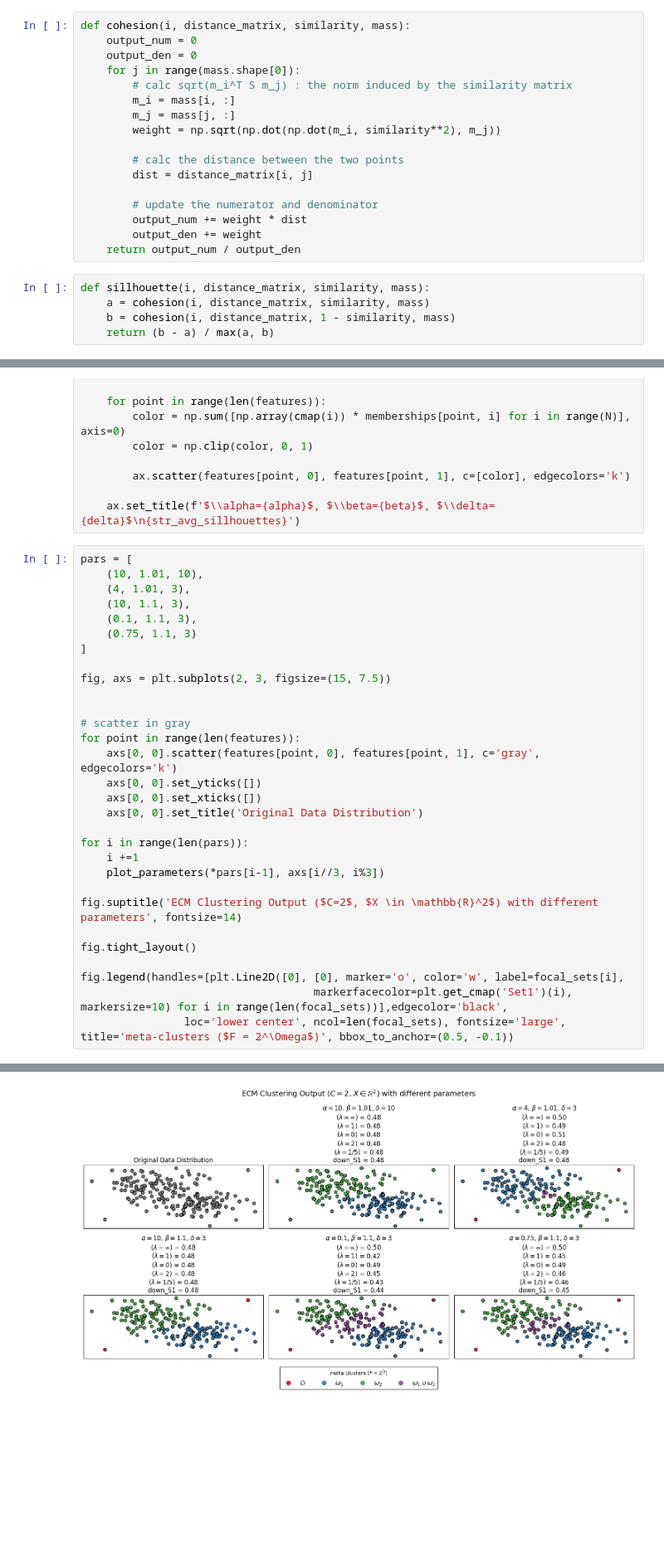
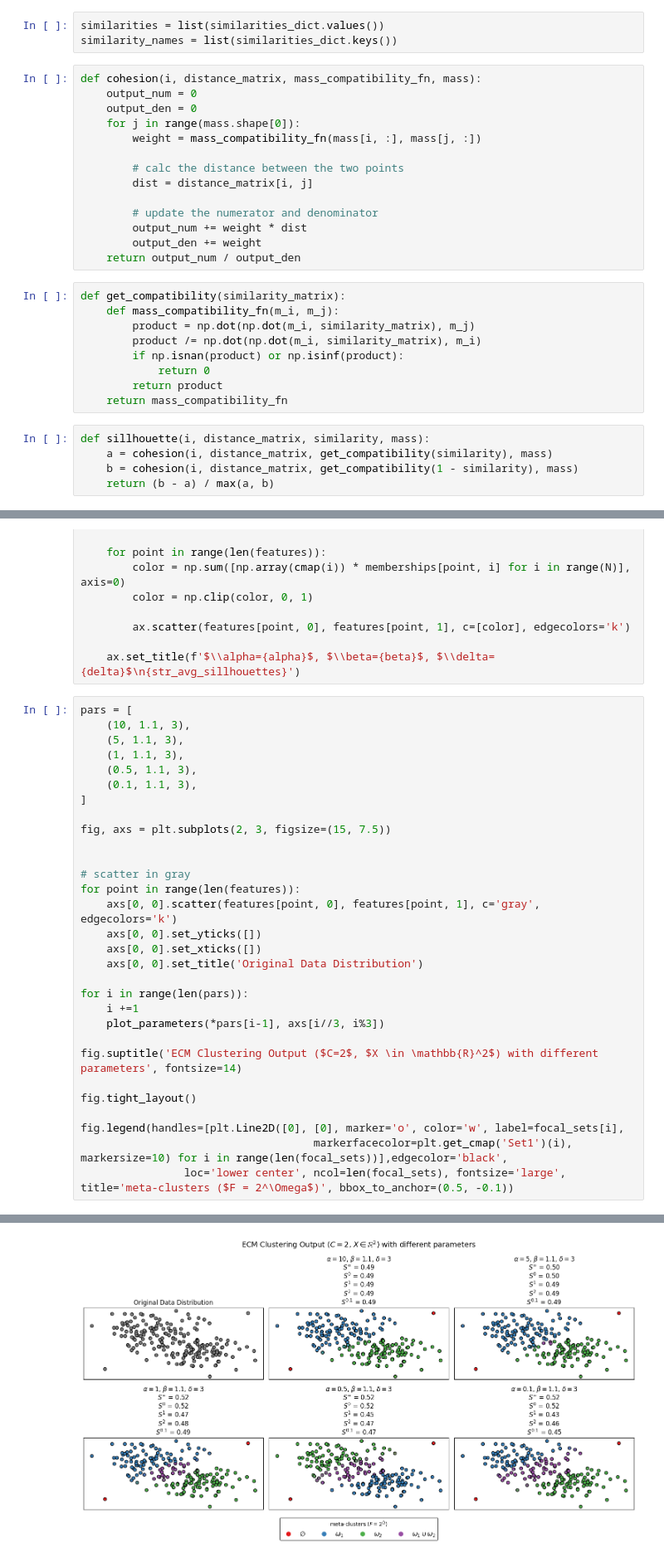
Before and after one commit to victorsouza89/clustering-examples, a Jupyter notebook: evidential_sillhouette.ipynb, the cells around one changed output, grey strips where cells are left out. Shown at 83% size. Drawn from its saved outputs; the diff is of its cells as text; blank space fills up the shorter version.

```diff
--- a/evidential_sillhouette.ipynb
+++ b/evidential_sillhouette.ipynb
@@ -110,12 +78,12 @@ similarity_names = ['$(\lambda=\infty)$', '$(\lambda=1)$', '$(\lambda=0)$', '$(\
+# %%
+similarities = list(similarities_dict.values())
+similarity_names = list(similarities_dict.keys())
 # %%
-def cohesion(i, distance_matrix, similarity, mass):
+def cohesion(i, distance_matrix, mass_compatibility_fn, mass):
     output_num = 0
     output_den = 0
     for j in range(mass.shape[0]):
-        # calc sqrt(m_i^T S m_j) : the norm induced by the similarity matrix
-        m_i = mass[i, :]
-        m_j = mass[j, :]
-        weight = np.sqrt(np.dot(np.dot(m_i, similarity**2), m_j))
+        weight = mass_compatibility_fn(mass[i, :], mass[j, :])
 
         # calc the distance between the two points
         dist = distance_matrix[i, j]
@@ -124,10 +92,19 @@ def cohesion(i, distance_matrix, similarity, mass):
         output_num += weight * dist
         output_den += weight
     return output_num / output_den
+# %%
+def get_compatibility(similarity_matrix):
+    def mass_compatibility_fn(m_i, m_j):
+        product = np.dot(np.dot(m_i, similarity_matrix), m_j)
+        product /= np.dot(np.dot(m_i, similarity_matrix), m_i)
+        if np.isnan(product) or np.isinf(product):
+            return 0
+        return product
+    return mass_compatibility_fn
 # %%
 def sillhouette(i, distance_matrix, similarity, mass):
-    a = cohesion(i, distance_matrix, similarity, mass)
-    b = cohesion(i, distance_matrix, 1 - similarity, mass)
+    a = cohesion(i, distance_matrix, get_compatibility(similarity), mass)
+    b = cohesion(i, distance_matrix, get_compatibility(1 - similarity), mass)
     return (b - a) / max(a, b)
 # %%
 def plot_parameters(alpha, beta, delta, ax):
@@ -154,37 +131,37 @@ def plot_parameters(alpha, beta, delta, ax):
     ax.set_title(f'$\\alpha={alpha}$, $\\beta={beta}$, $\\delta={delta}$\n{str_avg_sillhouettes}')
 # %%
 pars = [
-    (10, 1.01, 10),
-    (4, 1.01, 3),
     (10, 1.1, 3),
+    (5, 1.1, 3),
+    (1, 1.1, 3),
+    (0.5, 1.1, 3),
     (0.1, 1.1, 3),
-    (0.75, 1.1, 3)
 ]
 
 fig, axs = plt.subplots(2, 3, figsize=(15, 7.5))
 
 
 # scatter in gray
 for point in range(len(features)):
     axs[0, 0].scatter(features[point, 0], features[point, 1], c='gray', edgecolors='k')
     axs[0, 0].set_yticks([])
     axs[0, 0].set_xticks([])
     axs[0, 0].set_title('Original Data Distribution')
 
 for i in range(len(pars)):
     i +=1
     plot_parameters(*pars[i-1], axs[i//3, i%3])
 
 fig.suptitle('ECM Clustering Output ($C=2$, $X \in \mathbb{R}^2$) with different parameters', fontsize=14)
 
 fig.tight_layout()
 
 fig.legend(handles=[plt.Line2D([0], [0], marker='o', color='w', label=focal_sets[i],
                                     markerfacecolor=plt.get_cmap('Set1')(i), markersize=10) for i in range(len(focal_sets))],edgecolor='black',
                 loc='lower center', ncol=len(focal_sets), fontsize='large', title='meta-clusters ($F = 2^\Omega$)', bbox_to_anchor=(0.5, -0.1))
 # %% [output]
 <matplotlib.legend.Legend at 0x...>
-[figure, old version]
+[figure, new version]
 # %%
 # pars_default = (1, 2, 3)
 pars_default = (1, 1.1, 3)
```
Also changed, not shown: parts of 12 cells of this notebook, 1 other file.
